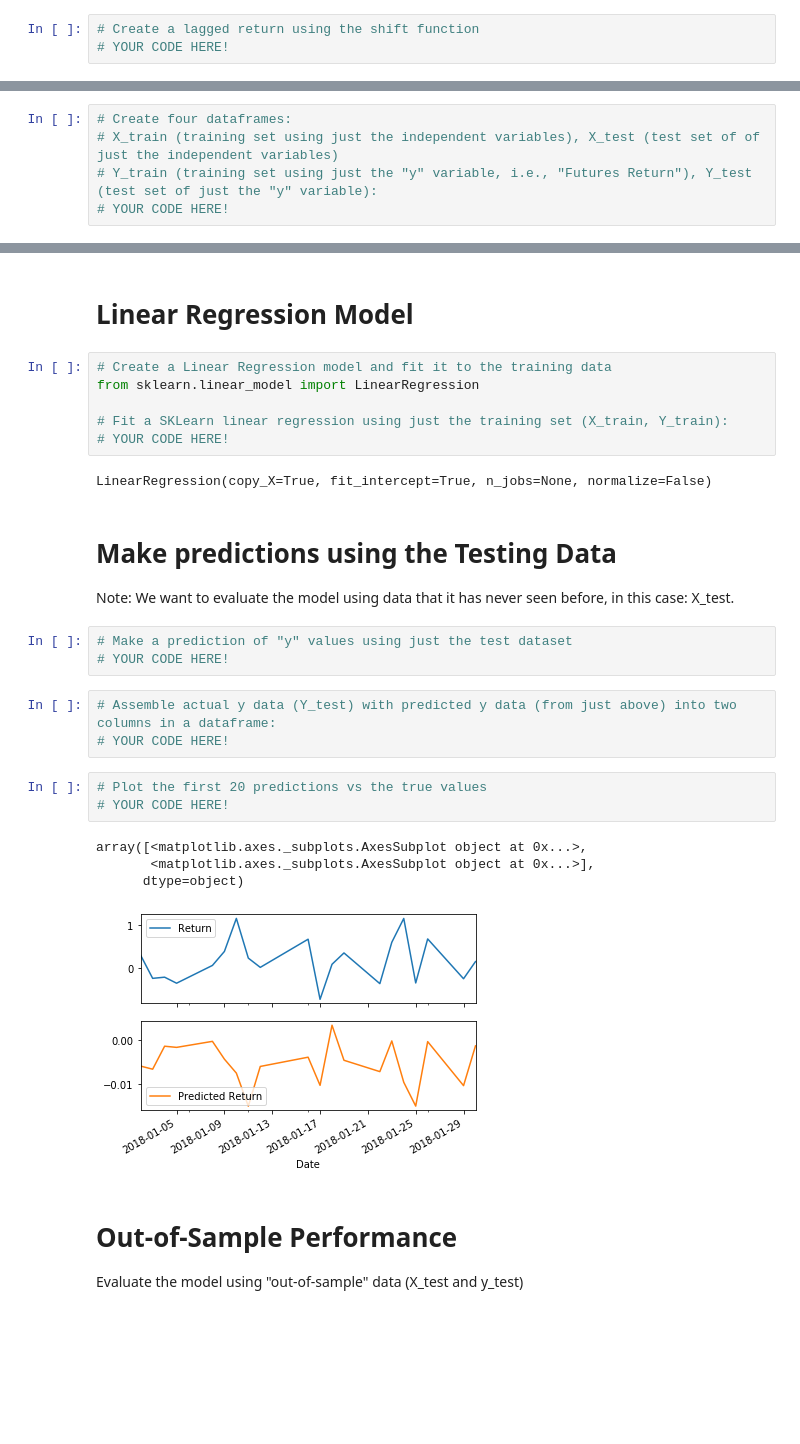
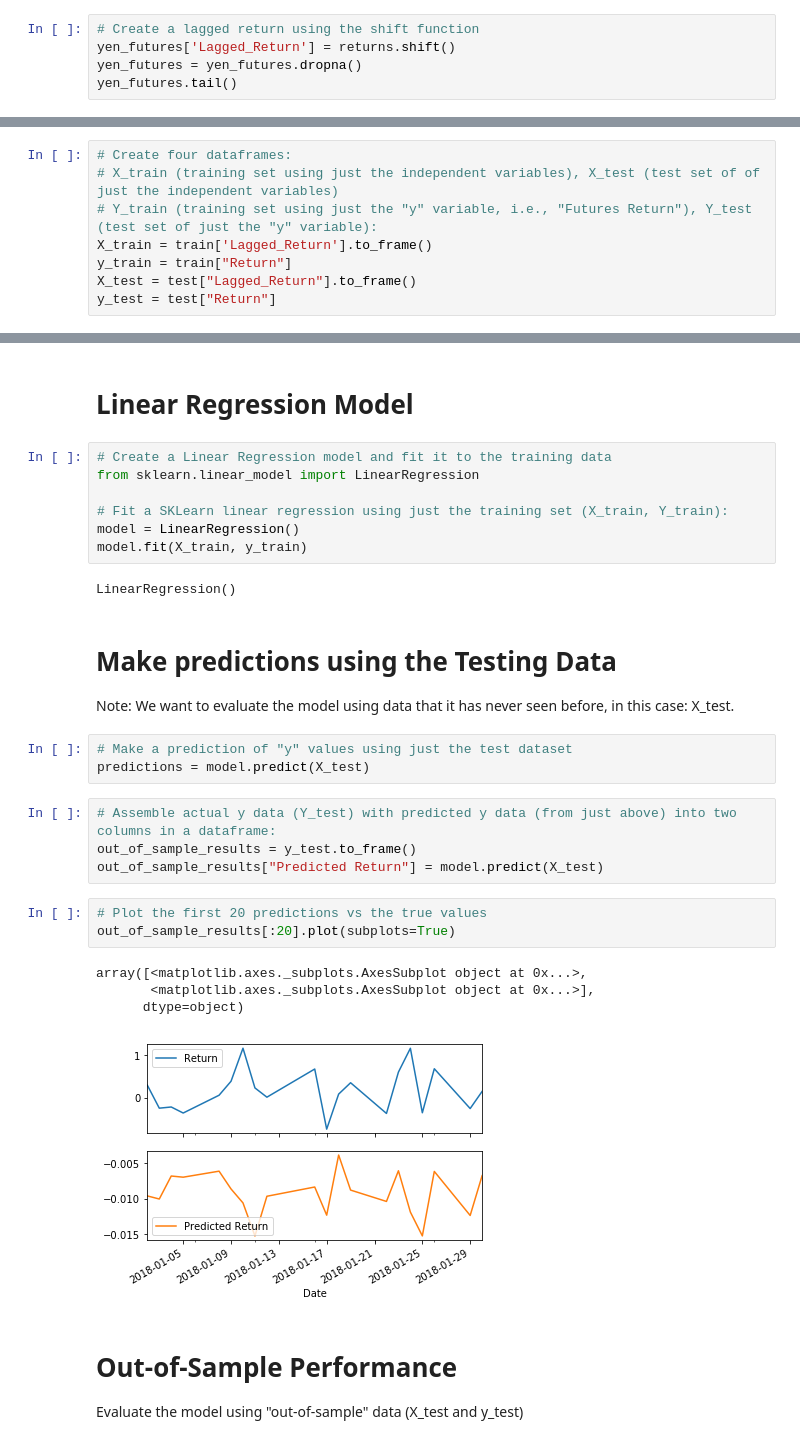
Before and after one commit to vweinblatt123/HW10-TimeSeries, a Jupyter notebook: regression_analysis.ipynb, the cells around one changed output, grey strips where cells are left out. Drawn from its saved outputs; the diff is of its cells as text; blank space fills up the shorter version.

Commit message:
regression analysis

```diff
--- a/regression_analysis.ipynb
+++ b/regression_analysis.ipynb
@@ -54,7 +57,9 @@ yen_futures.head()
 ### Lagged Returns
 # %%
 # Create a lagged return using the shift function
-# YOUR CODE HERE!
+yen_futures['Lagged_Return'] = returns.shift()
+yen_futures = yen_futures.dropna()
+yen_futures.tail()
 # %% [output]
 |  | Open | High | Low | Last | Change | Settle | Volume | Previous Day Open Interest | Return | ... |
 | Date |  |  |  |  |  |  |  |  |  | ... |
@@ -73,7 +78,10 @@ test = yen_futures['2018':]
 # Create four dataframes:
 # X_train (training set using just the independent variables), X_test (test set of of just the independent variables)
 # Y_train (training set using just the "y" variable, i.e., "Futures Return"), Y_test (test set of just the "y" variable):
-# YOUR CODE HERE!
+X_train = train['Lagged_Return'].to_frame()
+y_train = train["Return"]
+X_test = test["Lagged_Return"].to_frame()
+y_test = test["Return"]
 # %%
 X_train
 # %% [output]
@@ -98,27 +111,29 @@ X_train
 from sklearn.linear_model import LinearRegression
 
 # Fit a SKLearn linear regression using just the training set (X_train, Y_train):
-# YOUR CODE HERE!
+model = LinearRegression()
+model.fit(X_train, y_train)
 # %% [output]
-LinearRegression(copy_X=True, fit_intercept=True, n_jobs=None, normalize=False)
+LinearRegression()
 # %% [markdown]
 # Make predictions using the Testing Data
 
 Note: We want to evaluate the model using data that it has never seen before, in this case: X_test.
 # %%
 # Make a prediction of "y" values using just the test dataset
-# YOUR CODE HERE!
+predictions = model.predict(X_test)
 # %%
 # Assemble actual y data (Y_test) with predicted y data (from just above) into two columns in a dataframe:
-# YOUR CODE HERE!
+out_of_sample_results = y_test.to_frame()
+out_of_sample_results["Predicted Return"] = model.predict(X_test)
 # %%
 # Plot the first 20 predictions vs the true values
-# YOUR CODE HERE!
+out_of_sample_results[:20].plot(subplots=True)
 # %% [output]
 array([<matplotlib.axes._subplots.AxesSubplot object at 0x...>,
        <matplotlib.axes._subplots.AxesSubplot object at 0x...>],
       dtype=object)
-[figure, old version]
+[figure, new version]
 # %% [markdown]
 # Out-of-Sample Performance
 
```
Also changed, not shown: parts of 6 cells of this notebook, 1 other file.
